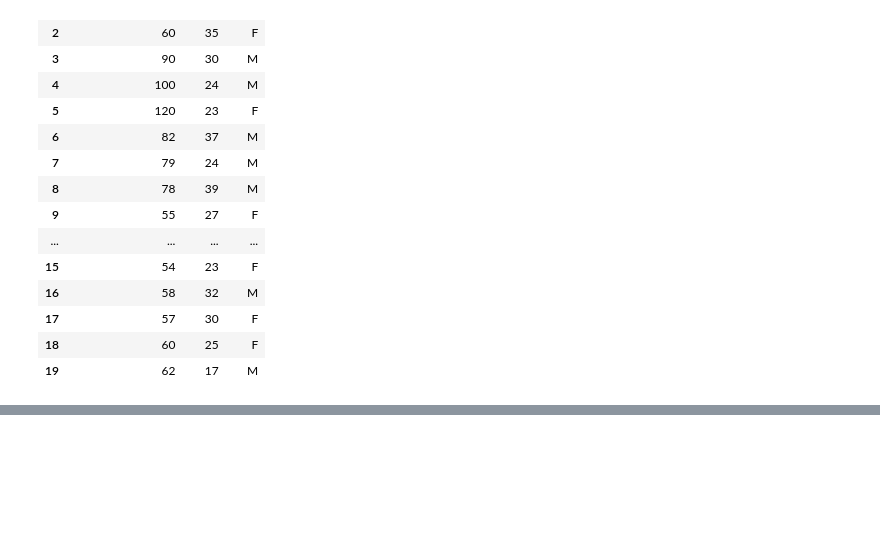
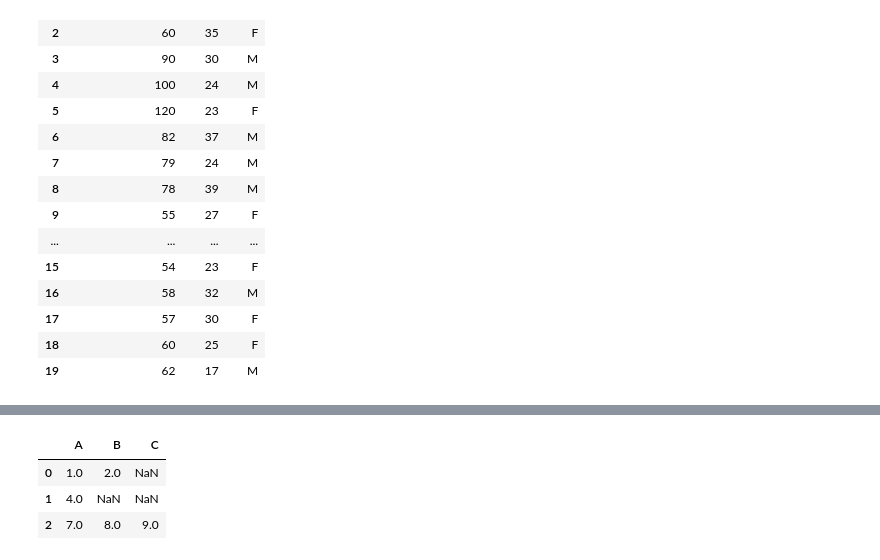
Before and after one commit to andre-jnr/DataScience, a Jupyter notebook: pandas.ipynb, the cells around one changed output, grey strips where cells are left out. Drawn from its saved outputs; the diff is of its cells as text; code cells hidden in the pictures; blank space fills up the shorter version.

Commit message:
Tratamento de dados ausentes

```diff
--- a/pandas.ipynb
+++ b/pandas.ipynb
@@ -777,0 +788,12 @@ df
+# %%
+dados = np.array([[1, 2, np.nan],
+                  [4, np.nan, np.nan],
+                  [7, 8, 9]])
+df = pd.DataFrame(dados, columns='A B C'.split())
+# %%
+df
+# %% [output]
+|  | A | B | C |
+| 0 | 1.0 | 2.0 | NaN |
+| 1 | 4.0 | NaN | NaN |
+| 2 | 7.0 | 8.0 | 9.0 |
```
Also changed, not shown: parts of 35 cells of this notebook.
